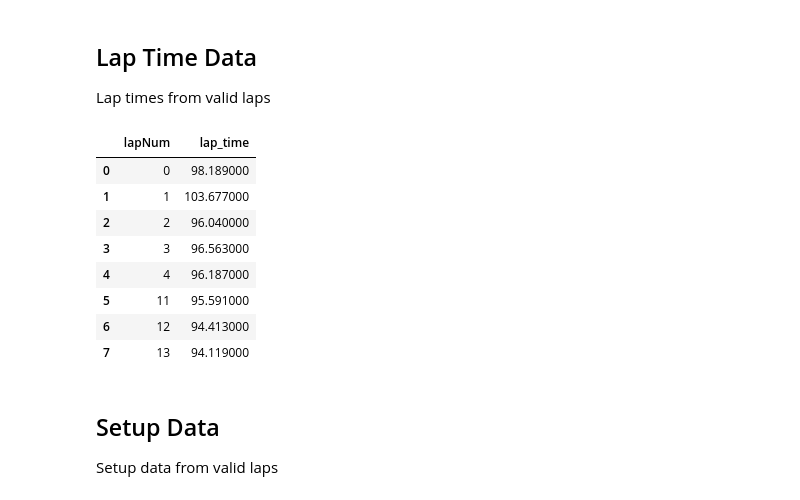
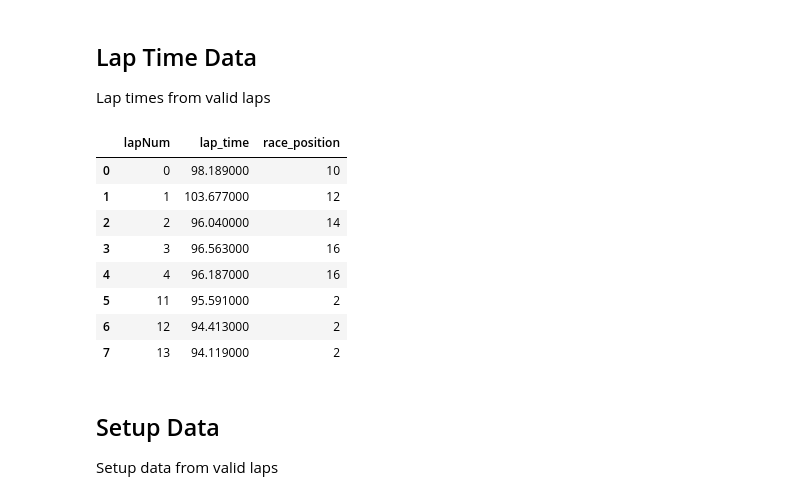
Before and after one commit to khalid-talakshi/f1-notebooks, a Jupyter notebook: practice-notebook.ipynb, the cells around one changed output. Cells and saved outputs as stored; diff of their text form; code cells hidden in the pictures.

Commit message:
added map and lap position

```diff
--- a/practice-notebook.ipynb
+++ b/practice-notebook.ipynb
@@ -113,17 +118,18 @@ def highlight_min(x):
 ## Lap Time Data
 Lap times from valid laps
 # %%
-validLaps[['lapNum', 'lap_time']].style.apply(highlight_min, axis=0, subset=['lap_time'])
+validLaps['race_position'] = validLaps['race_position'].apply(lambda x: x + 1)
+validLaps[['lapNum', 'lap_time', 'race_position']].style.apply(highlight_min, axis=0, subset=['lap_time'])
 # %% [output]
-|  | lapNum | lap_time |
-| 0 | 0 | 98.189000 |
-| 1 | 1 | 103.677000 |
-| 2 | 2 | 96.040000 |
-| 3 | 3 | 96.563000 |
-| 4 | 4 | 96.187000 |
-| 5 | 11 | 95.591000 |
-| 6 | 12 | 94.413000 |
-| 7 | 13 | 94.119000 |
+|  | lapNum | lap_time | race_position |
+| 0 | 0 | 98.189000 | 10 |
+| 1 | 1 | 103.677000 | 12 |
+| 2 | 2 | 96.040000 | 14 |
+| 3 | 3 | 96.563000 | 16 |
+| 4 | 4 | 96.187000 | 16 |
+| 5 | 11 | 95.591000 | 2 |
+| 6 | 12 | 94.413000 | 2 |
+| 7 | 13 | 94.119000 | 2 |
 # %% [markdown]
 ## Setup Data
 Setup data from valid laps
```
Also changed, not shown: parts of 3 cells of this notebook.
